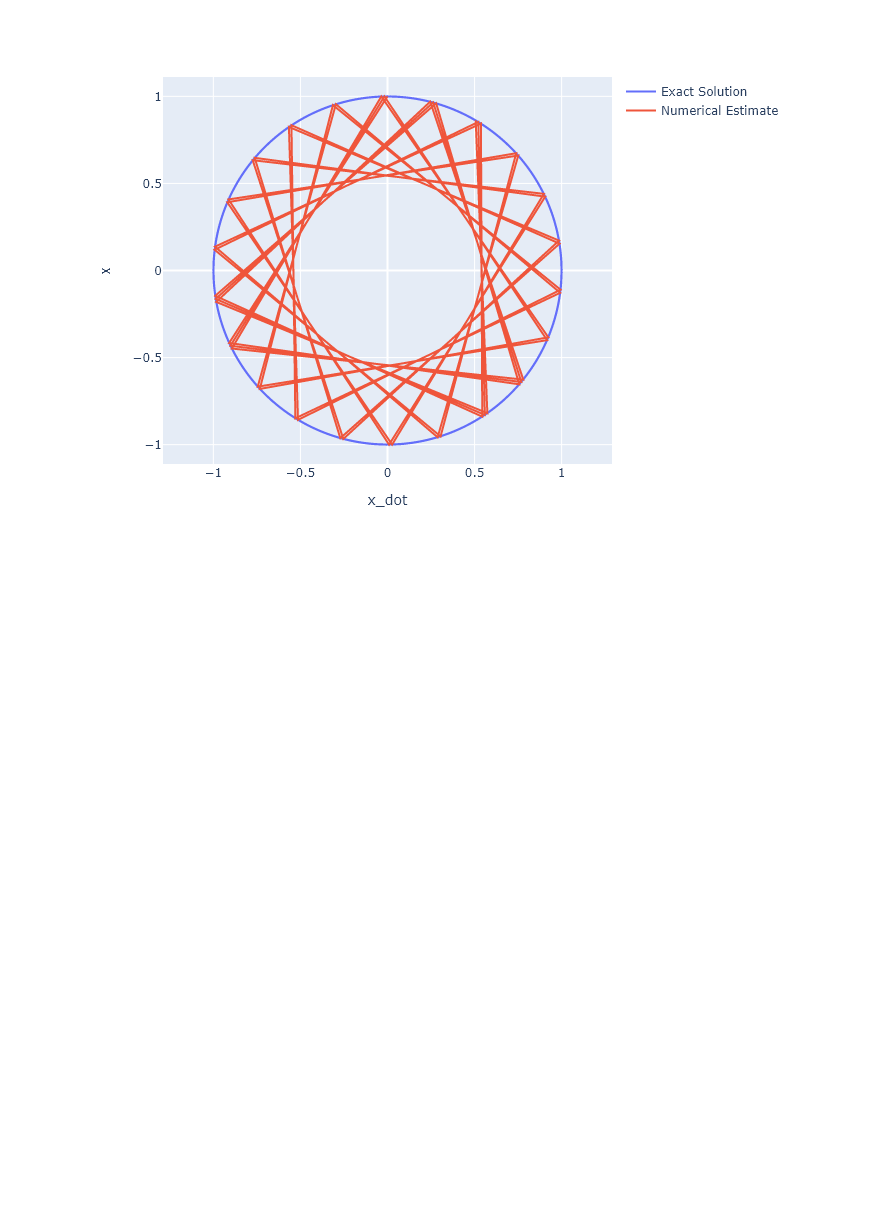
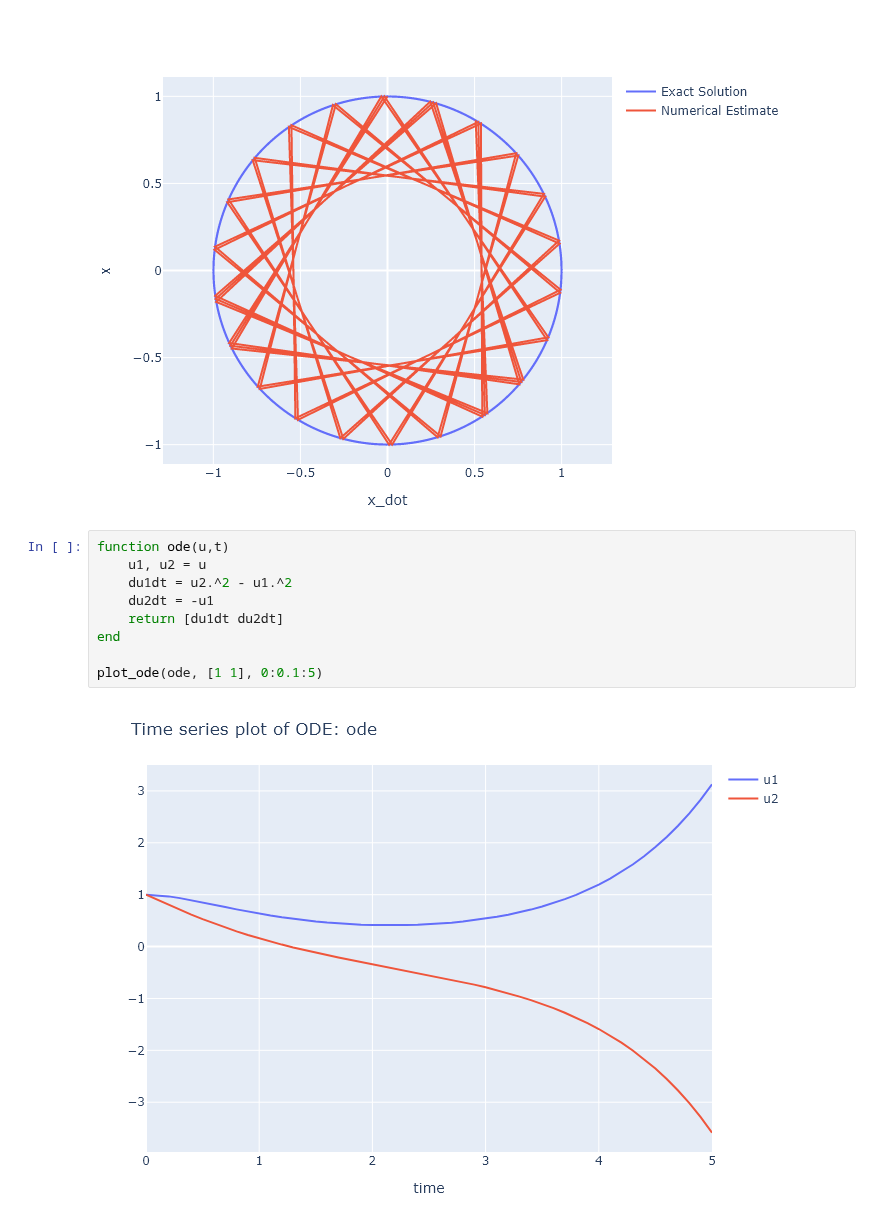
Before and after one commit to crispianm/SciComp, a Jupyter notebook: examples/ODE Solver Examples.ipynb, the cells around one changed output. Cells and saved outputs as stored; diff of their text form; blank space fills up the shorter version.

```diff
--- a/examples/ODE Solver Examples.ipynb
+++ b/examples/ODE Solver Examples.ipynb
@@ -264,3 +306,14 @@ layout = Layout(
 plot([solution, estimate], layout)
 # %% [output]
 [figure]
+# %%
+function ode(u,t)
+    u1, u2 = u
+    du1dt = u2.^2 - u1.^2
+    du2dt = -u1
+    return [du1dt du2dt]
+end
+
+plot_ode(ode, [1 1], 0:0.1:5)
+# %% [output]
+[figure, added]
```
Also changed, not shown: parts of 16 cells of this notebook, 7 other files.
